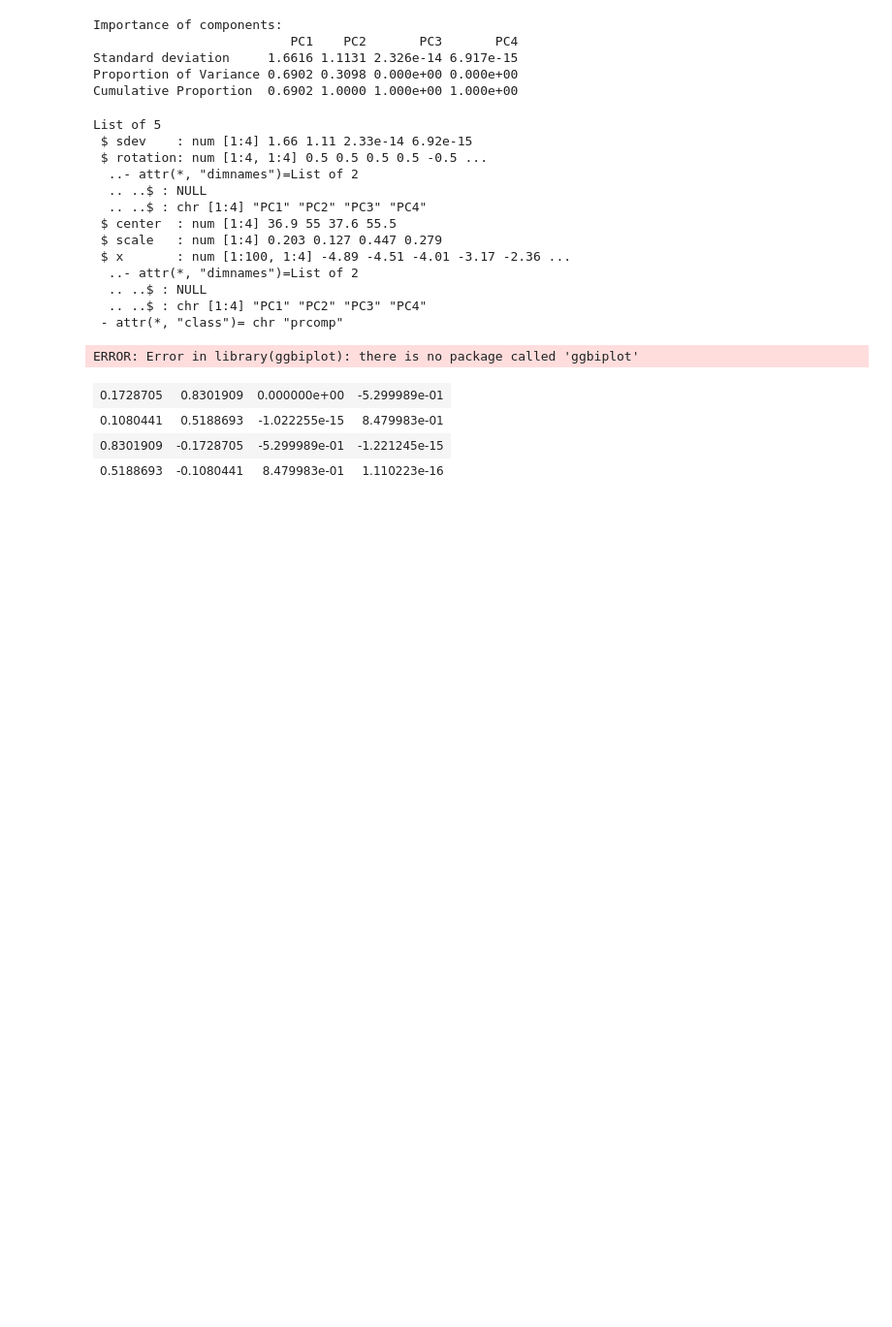
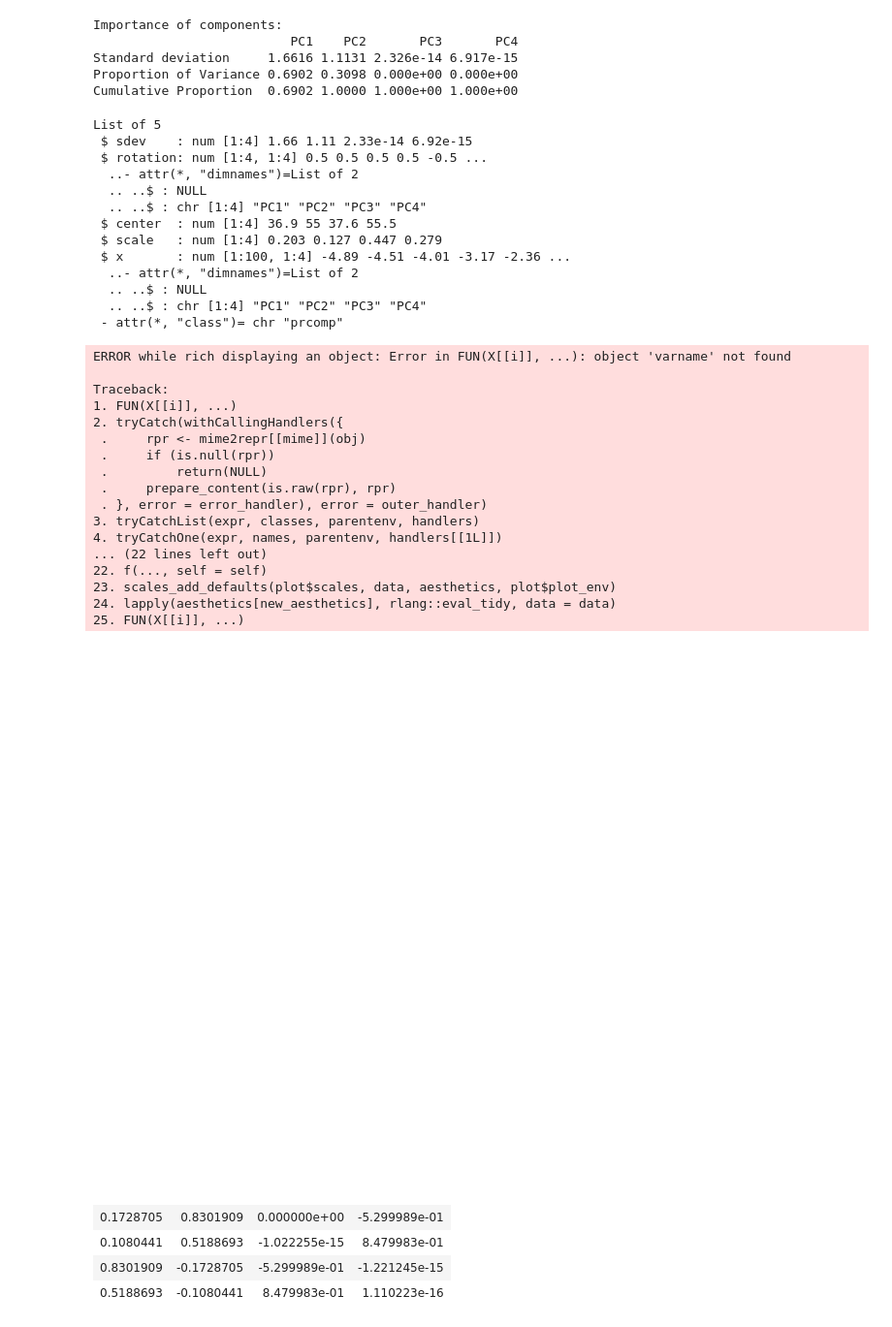
Before and after one commit to Squaess/AdvancedTopicsInAlgebra, a Jupyter notebook: List4/Exercises.ipynb, the cells around one changed output. Shown: that part at 97% size. Saved outputs shown, nothing was run; the diff lists cells and outputs as text; code cells hidden in the pictures; blank space fills up the shorter version.

```diff
--- a/List4/Exercises.ipynb
+++ b/List4/Exercises.ipynb
@@ -77,8 +77,26 @@ List of 5
  - attr(*, "class")= chr "prcomp"
 # %%
 library(ggbiplot)
+ggbiplot(data.pca)
 # %% [output]
-ERROR: Error in library(ggbiplot): there is no package called 'ggbiplot'
+ERROR while rich displaying an object: Error in FUN(X[[i]], ...): object 'varname' not found
+
+Traceback:
+1. FUN(X[[i]], ...)
+2. tryCatch(withCallingHandlers({
+ .     rpr <- mime2repr[[mime]](obj)
+ .     if (is.null(rpr))
+ .         return(NULL)
+ .     prepare_content(is.raw(rpr), rpr)
+ . }, error = error_handler), error = outer_handler)
+3. tryCatchList(expr, classes, parentenv, handlers)
+4. tryCatchOne(expr, names, parentenv, handlers[[1L]])
+... (22 lines left out)
+22. f(..., self = self)
+23. scales_add_defaults(plot$scales, data, aesthetics, plot$plot_env)
+24. lapply(aesthetics[new_aesthetics], rlang::eval_tidy, data = data)
+25. FUN(X[[i]], ...)
+[figure, added]
 # %%
 C <- cov(data)
 e <- eigen(C)
```
Also changed, not shown: parts of 1 cell of this notebook.
